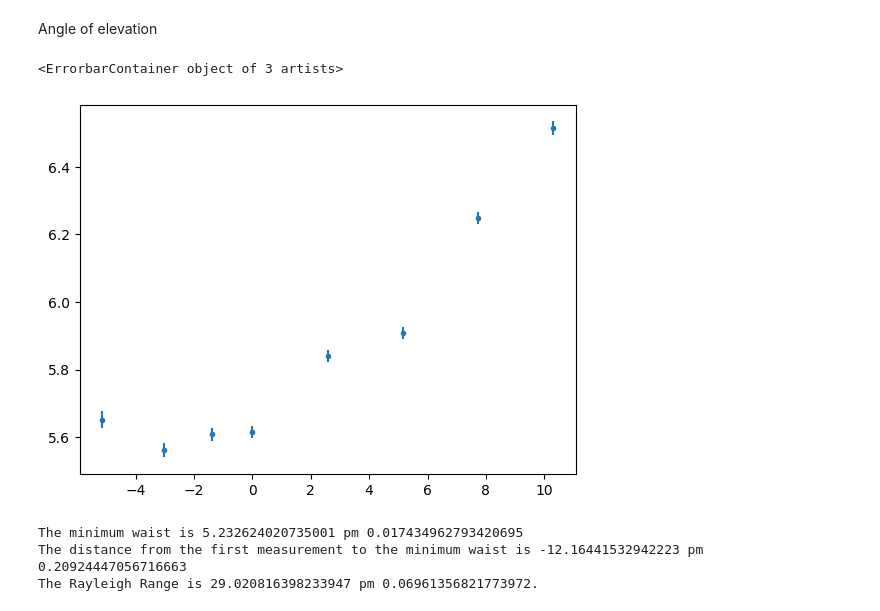
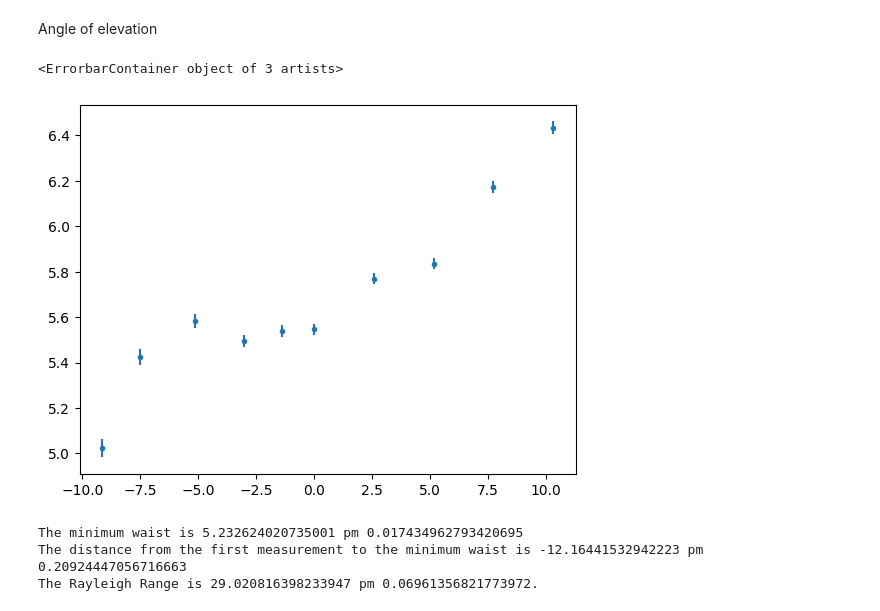
Before and after one commit to akay8/Level4Project, a Jupyter notebook: Cleaved_Fibre.ipynb, the cells around one changed output. Cells and saved outputs as stored; diff of their text form; code cells hidden in the pictures.

Commit message:
why is first data set such a small waist?

```diff
--- a/Cleaved_Fibre.ipynb
+++ b/Cleaved_Fibre.ipynb
@@ -161,29 +170,33 @@ Angle of elevation
 # %%
 # online protractor at https://www.ginifab.com/feeds/angle_measurement/
 # NB: see image 'C:\Users\abiga\OneDrive - Durham University\1. Fourth Year\1. Project\1. Data Analysis\Christmas Report\Cleaved-2\Cleaved - fibre- pics\cleaved_elev_angle'
 
 angle_deg = 9
 angle_deg_err = 1
 angle = angle_deg * np.pi / 180
 angle_err = angle_deg_err * np.pi / 180
 
+''' Multiplying measured lengths and waists by cos theta
+Why? as then we are looking at the horizontal projection onto the plane perpendicular to the direction that the camera points in'''
 
 zs = lengths*np.cos(angle)
-waists = waists*np.cos(angle)
-''' I think its both cos here .. please sort out errors!'''
+waists_comp = waists*np.cos(angle)
 
+# Error due to cos of the angle
+cos_err = np.abs(np.cos(angle + angle_err) - np.cos(angle))
+# Error on new projected waists
+waists_comp_err = waists_comp*np.sqrt( (cos_err / np.cos(angle))**2 + (waists_errs/waists)**2 )
 
-sin_err = np.abs(np.sin(angle + angle_err) - np.sin(angle))
-# cos_err = np.abs(np.cos(angle + angle_err) - np.cos(angle))
-# waists_comp_err = waists_comp*np.sqrt( (sin_err / np.sin(angle))**2 + (waists_errs/waists)**2 )
-# print(waists_comp_err)
+# Error on zs
+zs_err = np.abs(zs*np.sqrt( (cos_err / np.cos(angle))**2 + (lengths_errs/lengths)**2 ))
+# 6th data point is div by zero so replace error with previous - they are all about the same
+zs_err[5] = zs_err[4]
 
-zs_err = zs*np.sqrt( (sin_err / np.sin(angle))**2 + (lengths_errs/lengths)**2 )
-
-plt.errorbar(zs[2:10], waists[2:10], yerr = waists_errs[2:10], linestyle = '', marker = 'o', ms = 3)
+# A plot to zoom in on the first few data points
+plt.errorbar(zs[:10], waists_comp[:10], yerr = waists_comp_err[:10], linestyle = '', marker = 'o', ms = 3)
 # %% [output]
 <ErrorbarContainer object of 3 artists>
-[figure, old version]
+[figure, new version]
 # %%
 waist_fit, params, params_errs, chisqu_WvsZ = fit_labs(zs, waists, waists_errs, WvsZ, np.array([5,1,2]))
 w0, z0,RR= params
```
Also changed, not shown: parts of 2 cells of this notebook.
